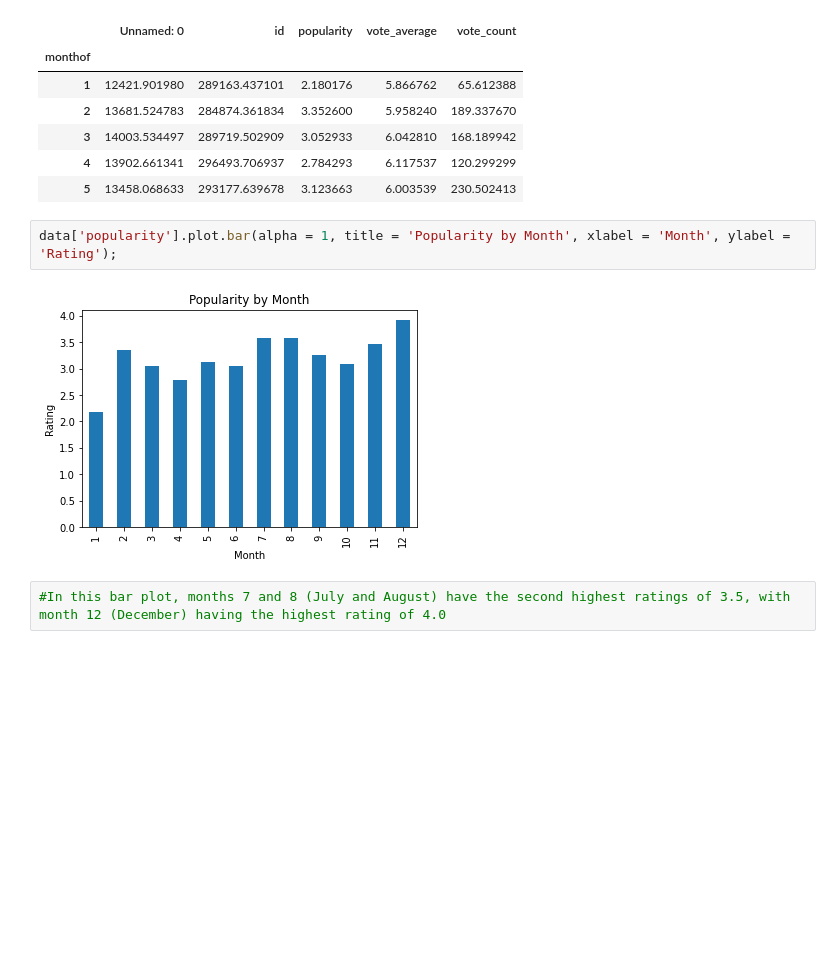
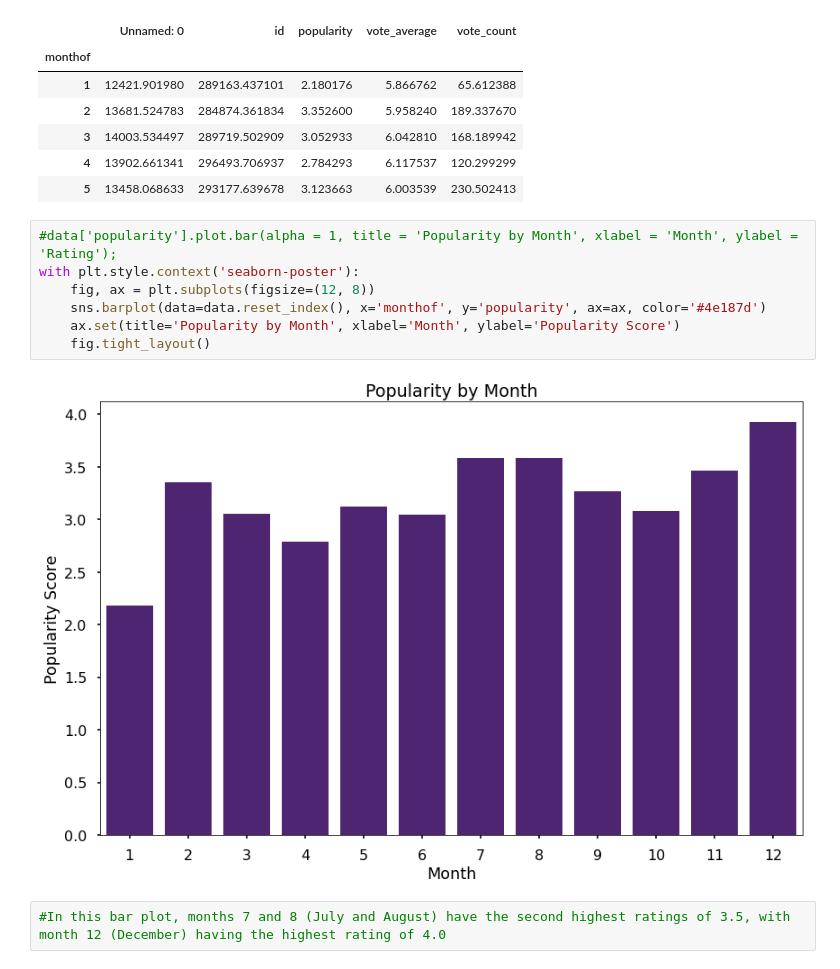
Before and after one commit to morty802/dsc-phase-1-project-v2-3, a Jupyter notebook: Reach-for-the-Sky-Film-Recommendations.ipynb, the cells around one changed output. Drawn from its saved outputs; the diff is of its cells as text; blank space fills up the shorter version.

```diff
--- a/Reach-for-the-Sky-Film-Recommendations.ipynb
+++ b/Reach-for-the-Sky-Film-Recommendations.ipynb
@@ -424,10 +424,15 @@ data.head()
 | 3 | 14003.534497 | 289719.502909 | 3.052933 | 6.042810 | 168.189942 |
 | 4 | 13902.661341 | 296493.706937 | 2.784293 | 6.117537 | 120.299299 |
 | 5 | 13458.068633 | 293177.639678 | 3.123663 | 6.003539 | 230.502413 |
-# %%
-data['popularity'].plot.bar(alpha = 1, title = 'Popularity by Month', xlabel = 'Month', ylabel = 'Rating');
-# %% [output]
-[figure, removed]
+# %%
+#data['popularity'].plot.bar(alpha = 1, title = 'Popularity by Month', xlabel = 'Month', ylabel = 'Rating');
+with plt.style.context('seaborn-poster'):
+    fig, ax = plt.subplots(figsize=(12, 8))
+    sns.barplot(data=data.reset_index(), x='monthof', y='popularity', ax=ax, color='#4e187d')
+    ax.set(title='Popularity by Month', xlabel='Month', ylabel='Popularity Score')
+    fig.tight_layout()
+# %% [output]
+[figure, added]
 # %%
 #In this bar plot, months 7 and 8 (July and August) have the second highest ratings of 3.5, with month 12 (December) having the highest rating of 4.0
 # %%
```
Also changed, not shown: parts of 6 cells of this notebook.
